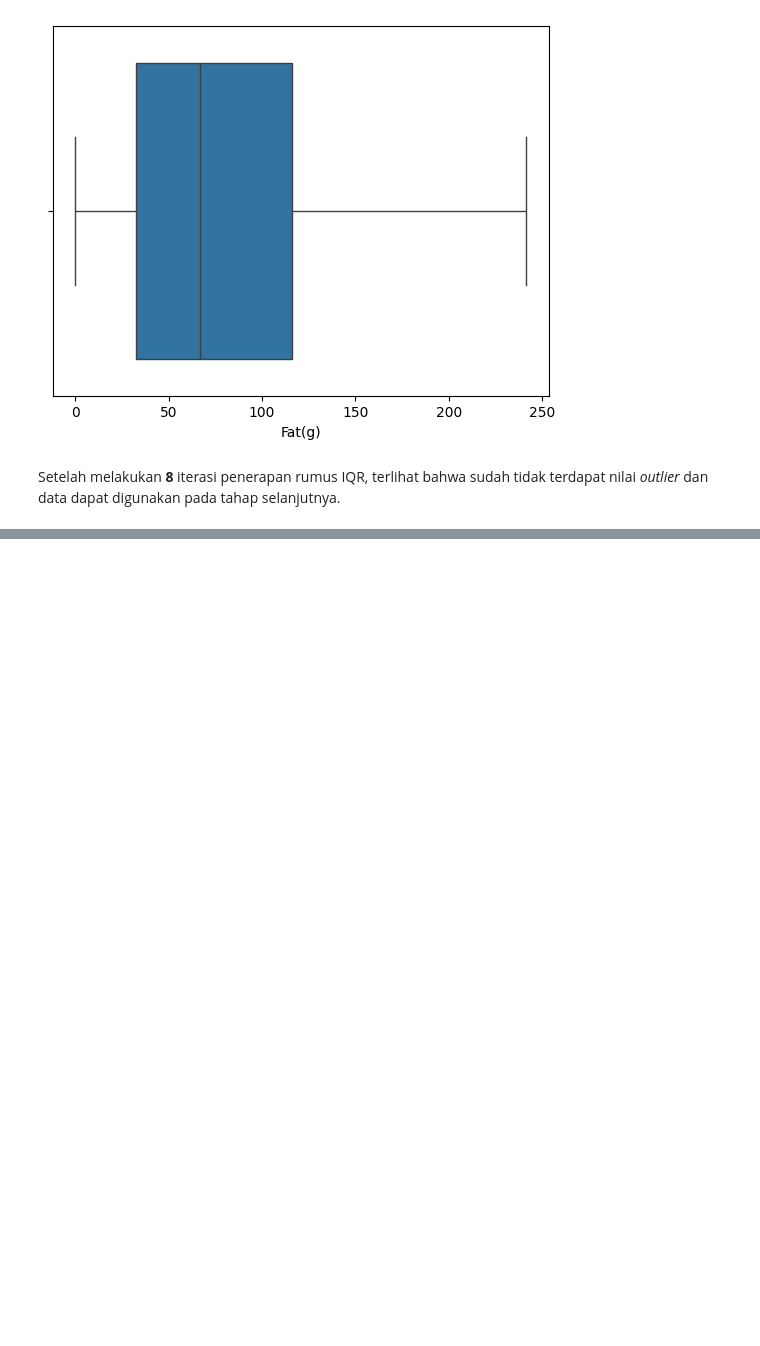
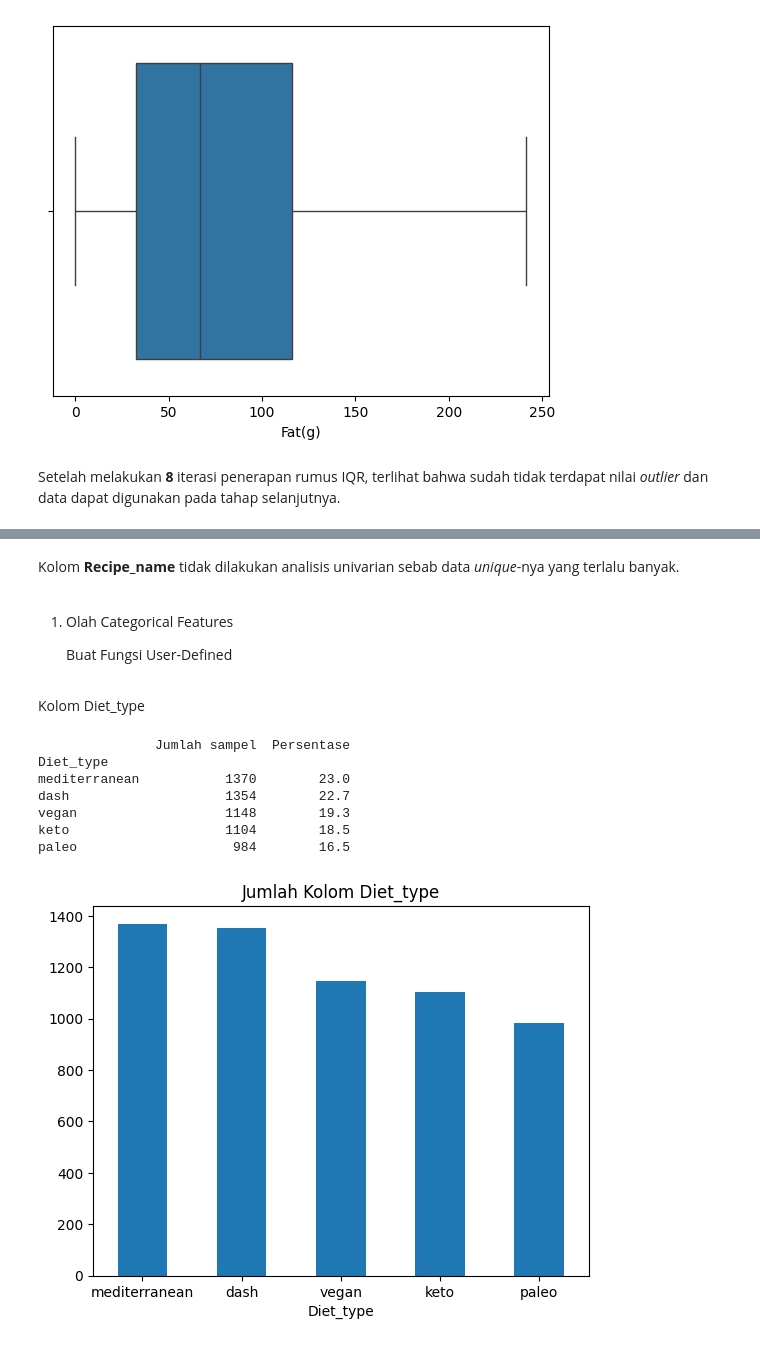
Before and after one commit to ishala/obesity-analysis-and-recommender-system, a Jupyter notebook: Submission 2/analisis.ipynb, the cells around one changed output, grey strips where cells are left out. Drawn from its saved outputs; the diff is of its cells as text; code cells hidden in the pictures; blank space fills up the shorter version.

```diff
--- a/Submission 2/analisis.ipynb
+++ b/Submission 2/analisis.ipynb
@@ -672,0 +698,61 @@ Setelah melakukan **8** iterasi penerapan rumus IQR, terlihat bahwa sudah tidak
+# %% [markdown]
+Kolom **Recipe_name** tidak dilakukan analisis univarian sebab data *unique*-nya yang terlalu banyak.
+# %% [markdown]
+1. Olah Categorical Features
+
+    Buat Fungsi User-Defined
+# %%
+def featuresExtractDiet(feature, data=cleanedDiets):
+    if feature == 'Cuisine_type':
+        count = data[feature].value_counts()
+        percent = 100 * data[feature].value_counts(normalize=True)
+
+        # Mengambil indeks yang akan dijumlahkan menjadi kategori "others"
+        othersCount = count.iloc[4:].values
+        othersPercent = percent.iloc[4:].values
+
+        # Menghapus nilai sebelum dijadikan kategori "others"
+        count = count.drop(count.index[4:])
+        percent = percent.drop(percent.index[4:])
+
+        # Menambahkan kategori "others" menjadi data baru
+        othersCount = pd.Series(othersCount.sum(), index=['others'])
+        othersPercent = pd.Series(othersPercent.sum(), index=['others'])
+
+        count = pd.concat([count, othersCount])
+        percent = pd.concat([percent, othersPercent])
+
+        df = pd.DataFrame({
+            'Jumlah sampel':count,
+            'Persentase':percent.round(1)
+        })
+        print(df)
+
+        plt.figure(figsize=(8, 8))
+        percent.plot(kind='pie', autopct='%1.1f%%' ,title='Jumlah Presentase ' + feature)
+
+    elif feature == 'Diet_type':
+        count = data[feature].value_counts()
+        percent = 100 * data[feature].value_counts(normalize=True)
+        df = pd.DataFrame({
+            'Jumlah sampel':count,
+            'Persentase':percent.round(1)
+            })
+        print(df)
+
+        count.plot(kind='bar', title='Jumlah Kolom ' + feature, rot=0)
+# %% [markdown]
+Kolom Diet_type
+# %%
+feature = catDietFeatures[0]
+featuresExtractDiet(feature)
+plt.savefig('assets/diet/uni-diet-type.png')
+# %% [output]
+               Jumlah sampel  Persentase
+Diet_type
+mediterranean           1370        23.0
+dash                    1354        22.7
+vegan                   1148        19.3
+keto                    1104        18.5
+paleo                    984        16.5
+[figure, added]
```
Also changed, not shown: parts of 27 cells of this notebook.
